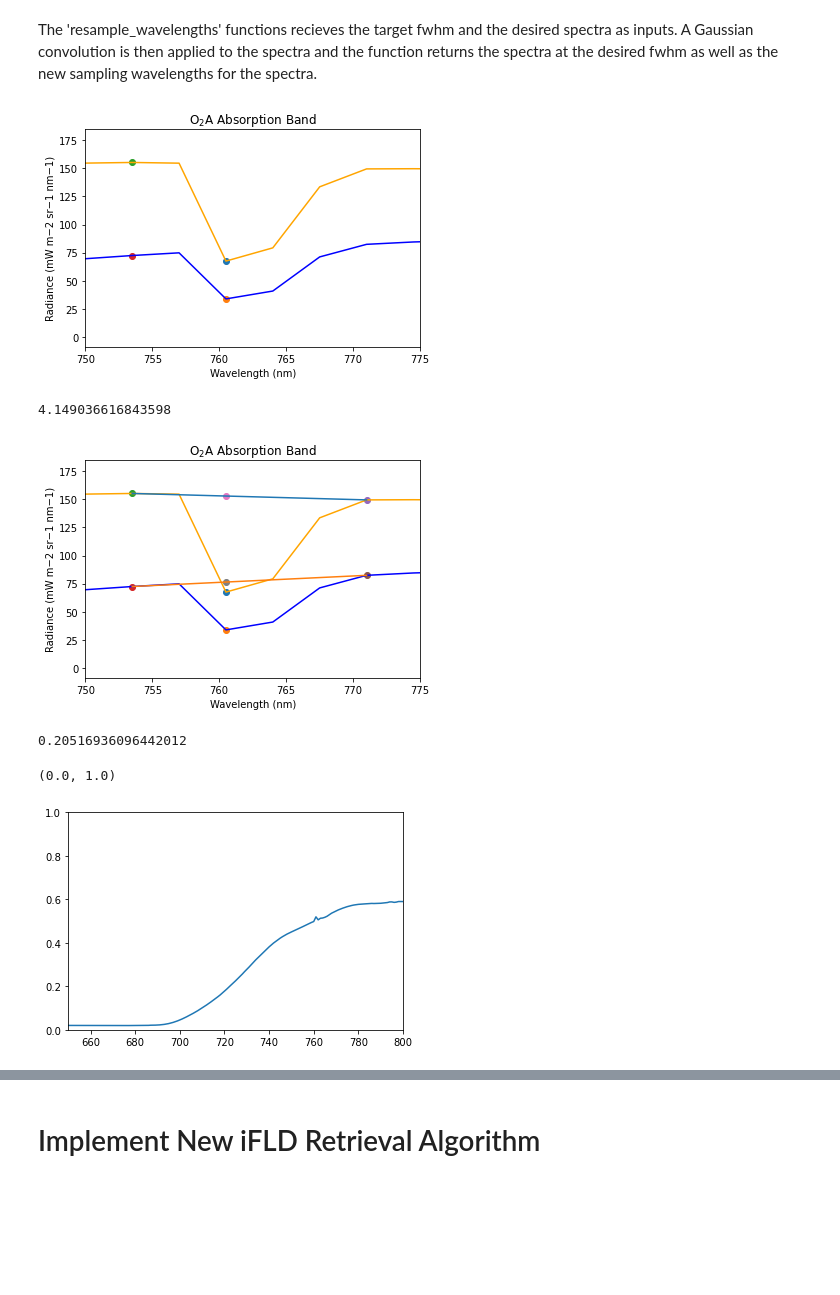
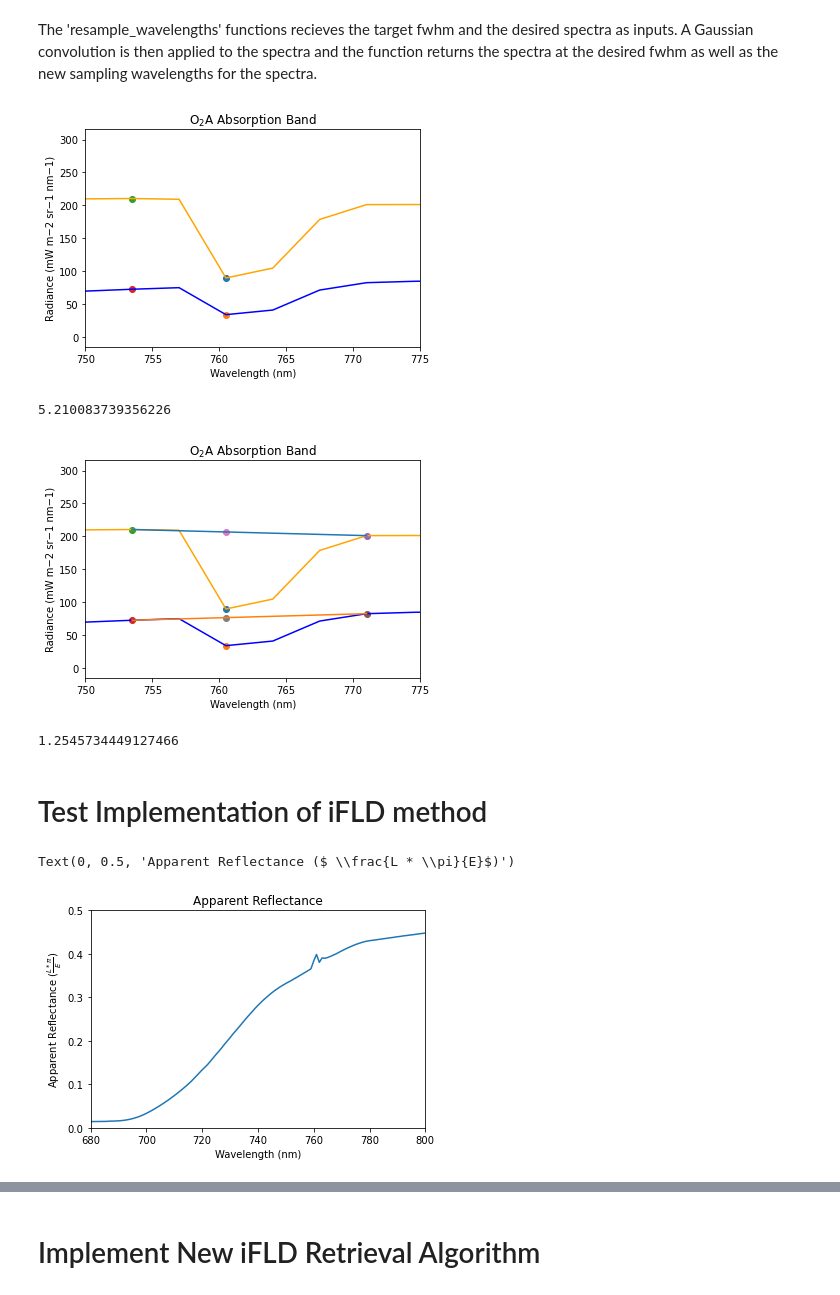
Before and after one commit to JamesWallace99/SIF_MISCADA_PROJECT, a Jupyter notebook: SCOPE_simulations/iFLD_test.ipynb, the cells around one changed output, grey strips where cells are left out. Drawn from its saved outputs; the diff is of its cells as text; code cells hidden in the pictures; blank space fills up the shorter version.

```diff
--- a/SCOPE_simulations/iFLD_test.ipynb
+++ b/SCOPE_simulations/iFLD_test.ipynb
@@ -7,5 +7,5 @@ from FLD_methods import *
 # %% [markdown]
 <h2>Load Example Spectral Data From SCOPE</h2>
 # %%
-e_spectra = get_simulated_spectral_df('Esun_example.csv')
+e_spectra = get_simulated_spectral_df('Esun_example.csv') + get_simulated_spectral_df('/Users/jameswallace/Desktop/Project/data/verification_run_2021-06-14-1239/Esky.csv')
 l_spectra = get_simulated_spectral_df('Lo_spectrum_inclF_example.csv')
@@ -60,18 +65,24 @@ The 'resample_wavelengths' functions recieves the target fwhm and the desired sp
 
 sFLD(e_resampled / np.pi, l_resampled, resampled_wavelengths, fwhm = 3.5, band = 'A', plot = True)
 # %% [output]
-[figure, old version]
+[figure, new version]
-4.149036616843598
+5.210083739356226
 # %%
 three_FLD(e_resampled / np.pi, l_resampled, resampled_wavelengths, fwhm = 3.5, band = 'A', plot = True)
 # %% [output]
-[figure, old version]
+[figure, new version]
-0.20516936096442012
+1.2545734449127466
+# %% [markdown]
+# Test Implementation of iFLD method
 # %%
+# plot the apparent reflectance
 r_app = (l_first_row * np.pi) / e_first_row
 plt.plot(wavelengths, r_app)
-plt.xlim(650, 800)
-plt.ylim(0, 1)
+plt.xlim(680, 800)
+plt.ylim(0, 0.5)
+plt.title('Apparent Reflectance')
+plt.xlabel('Wavelength (nm)')
+plt.ylabel('Apparent Reflectance ($ \\frac{L * \\pi}{E}$)')
 # %% [output]
-(0.0, 1.0)
+Text(0, 0.5, 'Apparent Reflectance ($ \\frac{L * \\pi}{E}$)')
-[figure, old version]
+[figure, new version]
```
Also changed, not shown: parts of 12 cells of this notebook.
